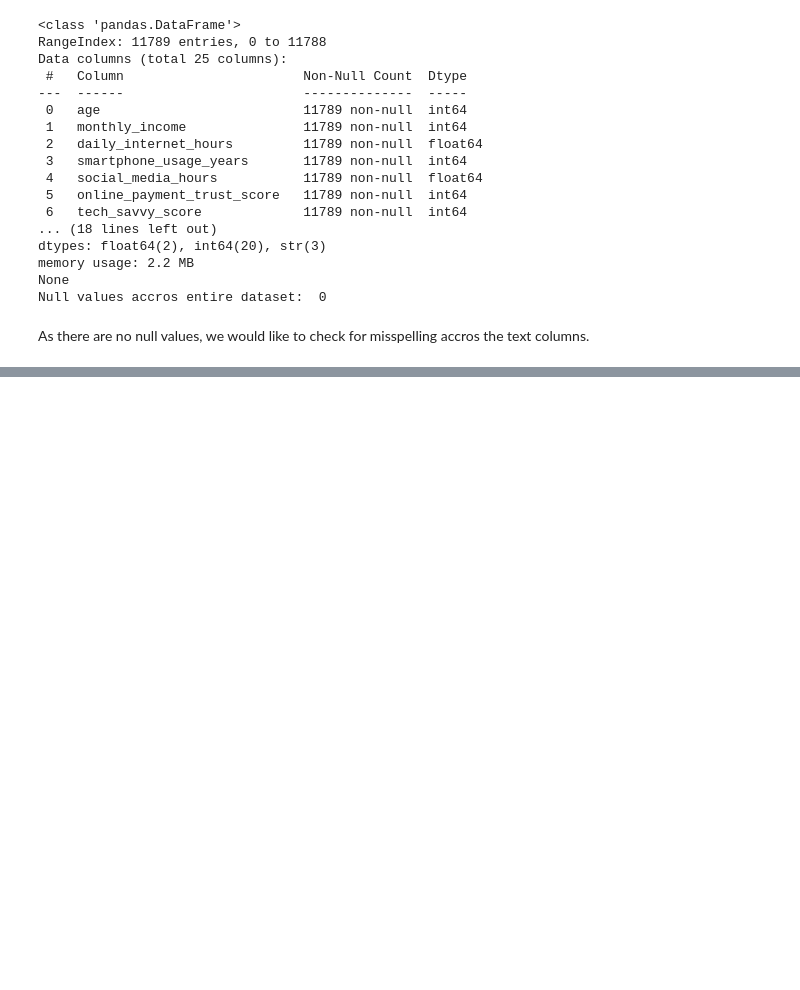
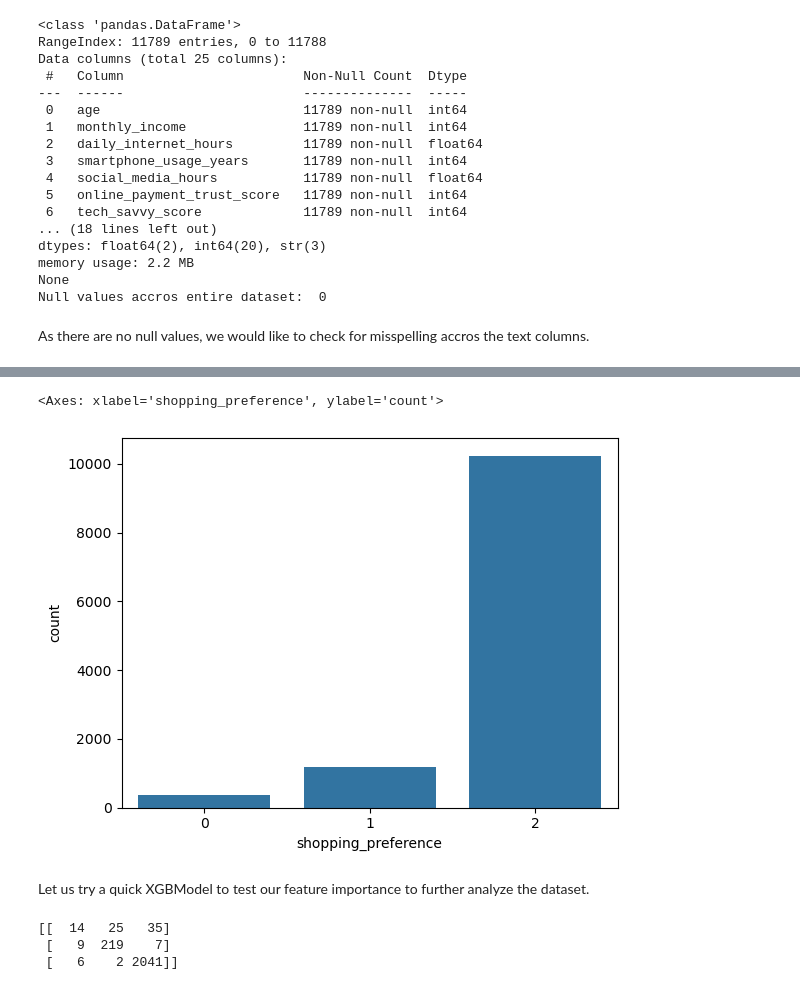
Before and after one commit to TrabucooX/Consumer-Shopping-Trends-Analysis, a Jupyter notebook: notebooks/trend_analysis.ipynb, the cells around one changed output, grey strips where cells are left out. Cells and saved outputs as stored; diff of their text form; code cells hidden in the pictures; blank space fills up the shorter version.

Commit message:
Creating a quick XGBModel to further analyze feature relations and first impressions on accurate predictions.

```diff
--- a/notebooks/trend_analysis.ipynb
+++ b/notebooks/trend_analysis.ipynb
@@ -39,0 +130,7 @@ As there are no null values, we would like to check for misspelling accros the t
+# %%
+sns.countplot(x="shopping_preference", data=encoded_consumer)
+# %% [output]
+<Axes: xlabel='shopping_preference', ylabel='count'>
+[figure, added]
+# %% [markdown]
+Let us try a quick XGBModel to test our feature importance to further analyze the dataset.
@@ -39,0 +145,13 @@ As there are no null values, we would like to check for misspelling accros the t
+# %%
+X_train, X_test, y_train, y_test = train_test_split(X, y, test_size=0.2, stratify=y, random_state=73)
+xgb_model = XGBClassifier(random_state = 73)
+xgb_model.fit(X_train, y_train)
+predictions = xgb_model.predict(X_test)
+score = confusion_matrix(y_test, predictions)
+print(score)
+ConfusionMatrixDisplay(confusion_matrix=score)
+plt.show()
+# %% [output]
+[[  14   25   35]
+ [   9  219    7]
+ [   6    2 2041]]
```
Also changed, not shown: parts of 15 cells of this notebook, 1 other file.
